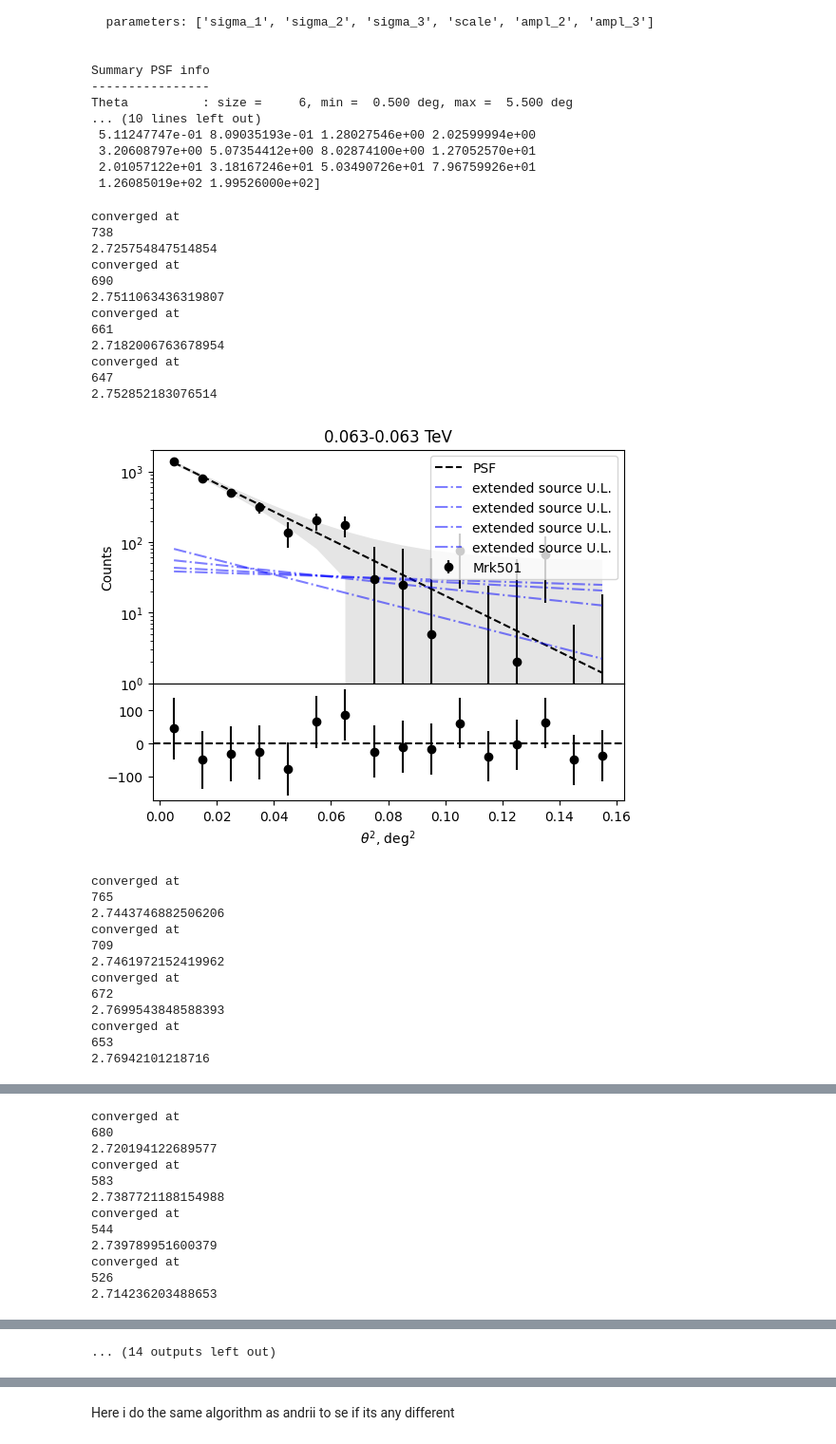
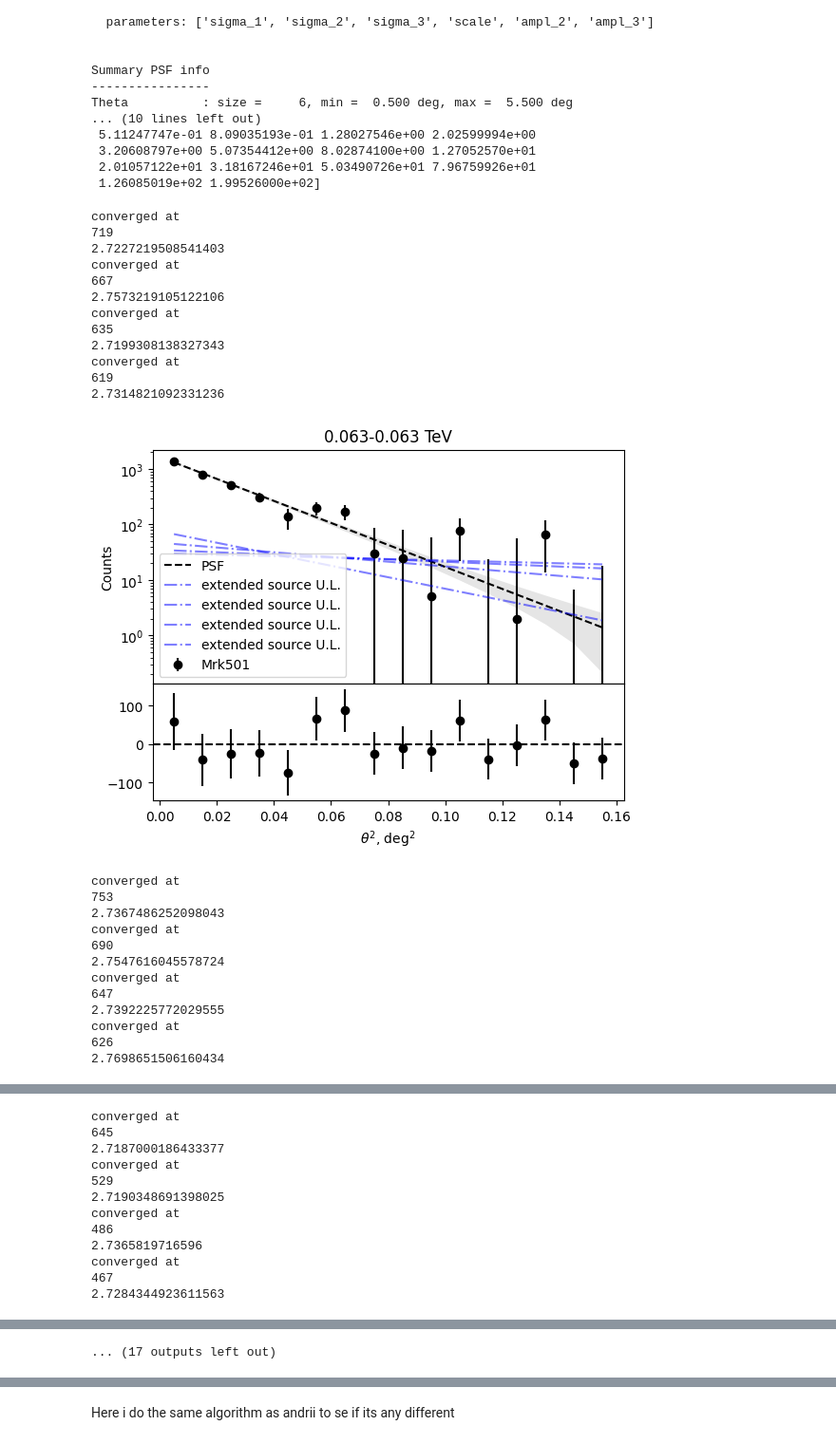
Before and after one commit to Nico812/CTAO-1DC-Blazars-analysis-TP5, a Jupyter notebook: MRK501_DC1.ipynb, the cells around one changed output, grey strips where cells are left out. Shown at 95% size. Drawn from its saved outputs; the diff is of its cells as text; code cells hidden in the pictures.

```diff
--- a/MRK501_DC1.ipynb
+++ b/MRK501_DC1.ipynb
@@ -178,11 +179,11 @@ for i, (ct, ct_err) in enumerate(zip(cts, cts_err)):
         return (gauss1+gauss2+gauss3)
 
     psf_component = psf_model(th2)
-    # rescaling the error
-    psf_component_err = ct_err*sum(psf_component)/sum(ct)
     # rescaling the psf component to match total counts of the data
-    psf_component_err *= sum(ct)/sum(psf_component)
     psf_component *= sum(ct)/sum(psf_component)
+    #psf_component_err = ct_err*sum(psf_component)/sum(ct)
+    psf_component_err = np.sqrt(psf_component)
+
     chi2_noext = np.sum(((ct - psf_component)**2 / (ct_err**2 + psf_component_err**2)))
 
     # taken from andrii notebook, to fit with psf better:
@@ -203,6 +204,7 @@ for i, (ct, ct_err) in enumerate(zip(cts, cts_err)):
                 adjust/=step
     psf_component=adjust*psf_component
     psf_component_err=adjust*psf_component_err
+    chi2_noext = np.sum(((ct - psf_component)**2 / (ct_err**2 + psf_component_err**2)))
 
     fig, axs = plt.subplots(2, 1, sharex=True, gridspec_kw={'height_ratios': [2, 1]})
     fig.subplots_adjust(hspace=0)
@@ -230,51 +232,51 @@ for i, (ct, ct_err) in enumerate(zip(cts, cts_err)):
                 gauss3_conv = ampl_3 * np.exp(-th2 / (2 * sigma3_conv**2))
                 return norm_ext * (gauss1_conv + gauss2_conv + gauss3_conv)
 
             ct_ext = ext_model(th2)
             # here i renormalize the point source taking away te extended emission counts. (...NOT)
             #no_ext_renormaliz = 1 - np.sum(ct_ext)/np.sum(psf_component)
             #ct_ext_plus_src = ct_ext+psf_component*no_ext_renormaliz
             ct_ext_plus_src = ct_ext+psf_component
             chi2_ext = np.sum(((ct - ct_ext_plus_src)**2 / (ct_err**2 + psf_component_err**2)))
 
             delta_chi2 = chi2_ext - chi2_noext
             if delta_chi2 > 2.71:
                 flux_ratio = np.sum(ct_ext)/(np.sum(psf_component) + np.sum(ct_ext))
                 flux_ratios[k][i] = flux_ratio
                 found_value = True
                 print("converged at ")
                 print(j)
                 print(delta_chi2)
 
                 axs[0].plot(th2,ct_ext,color='blue',alpha=0.5,linestyle='dashdot',label='extended source U.L.')
     plt.xlabel(r'$\theta^2$, deg$^2$')
     axs[0].set_ylabel('Counts')
     axs[0].legend()
     axs[0].set_yscale('log')
     plt.show()
 # %% [output]
 converged at
-738
-2.725754847514854
+719
+2.7227219508541403
 converged at
-690
-2.7511063436319807
+667
+2.7573219105122106
 converged at
-661
-2.7182006763678954
+635
+2.7199308138327343
 converged at
-647
-2.752852183076514
+619
+2.7314821092331236
-[figure, old version]
+[figure, new version]
 converged at
-765
-2.7443746882506206
+753
+2.7367486252098043
 converged at
-709
-2.7461972152419962
+690
+2.7547616045578724
 converged at
-672
-2.7699543848588393
+647
+2.7392225772029555
 converged at
-653
-2.76942101218716
+626
+2.7698651506160434
@@ -282,12 +284,12 @@ converged at
 converged at
-680
-2.720194122689577
+645
+2.7187000186433377
 converged at
-583
-2.7387721188154988
+529
+2.7190348691398025
 converged at
-544
-2.739789951600379
+486
+2.7365819716596
 converged at
-526
-2.714236203488653
+467
+2.7284344923611563
@@ -334,4 +336,4 @@ converged at
-... (14 outputs left out)
+... (17 outputs left out)
 # %%
 for i, flux_ratio in enumerate(flux_ratios):
     plt.errorbar(e*(0.95*1.03**i), flux_ratio,flux_ratio/3, alpha=0.2+0.2*i, uplims=True, linestyle='none',marker='o', label=str(round(sigmas_ext[i],3))+r'$^\circ$',color='black')
```
Also changed, not shown: parts of 7 cells of this notebook, 3 other files.
